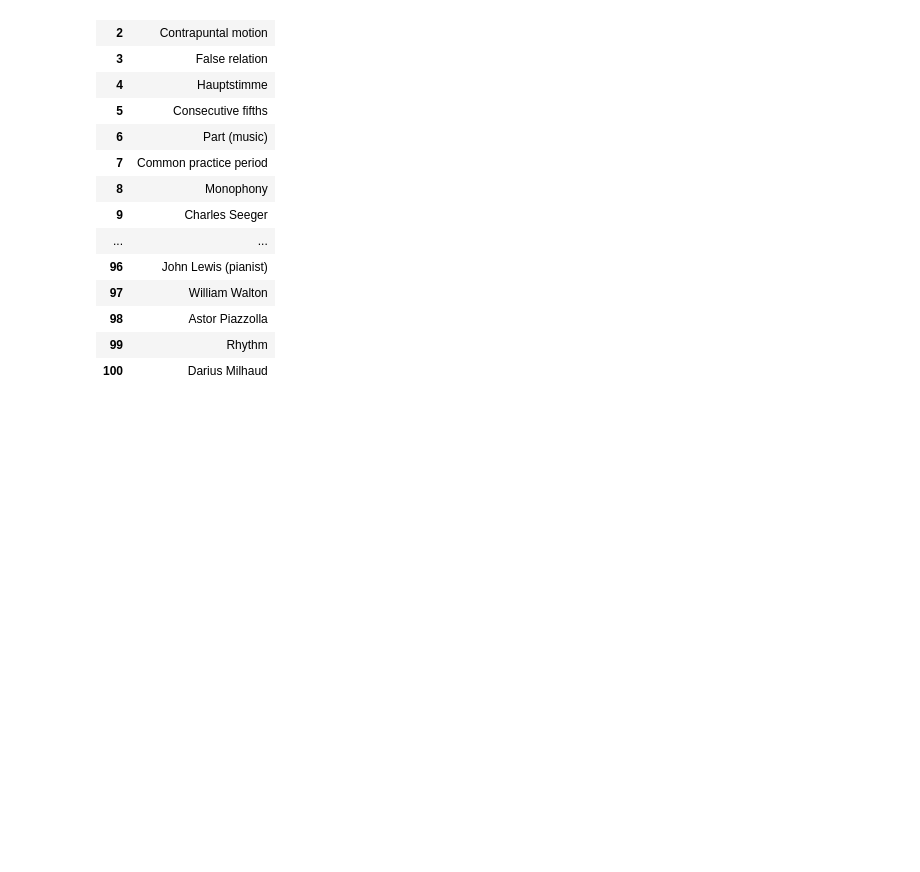
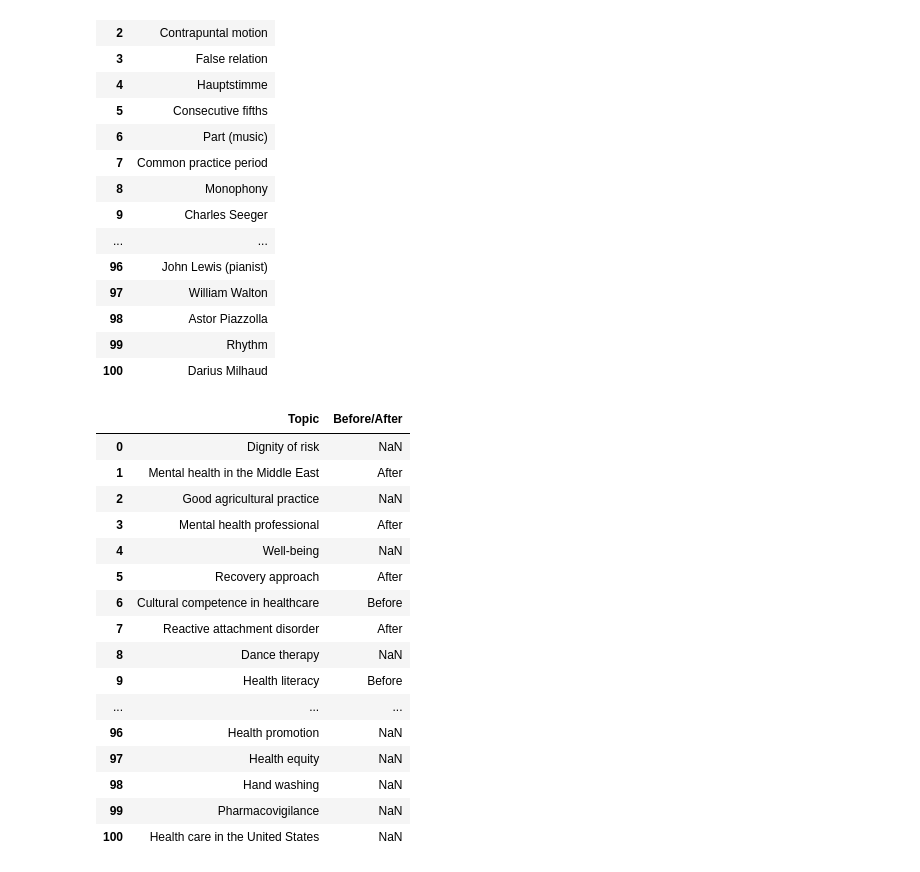
Before and after one commit to QED0711/wiki_learn, a Jupyter notebook: data-retrieval/data_labeling/create_unlabeled.ipynb, the cells around one changed output. Saved outputs shown, nothing was run; the diff lists cells and outputs as text; code cells hidden in the pictures; blank space fills up the shorter version.

Commit message:
added csv formatter for user submited labels

```diff
--- a/data-retrieval/data_labeling.ipynb
+++ b/data-retrieval/data_labeling/create_unlabeled.ipynb
@@ -87,2 +87,22 @@ scaled_df.to_csv(f'../data/user_labeled/{title.replace(" ", "_")}.csv', index=Fa
 # %%
 # pd.read_csv(f'../data/user_labeled/{title.replace(" ", "_")}.zip')
+# %%
+pd.read_csv("../data/user_labeled/labeled/Mental health.csv",skiprows=2)
+# %% [output]
+|  | Topic | Before/After |
+| 0 | Dignity of risk | NaN |
+| 1 | Mental health in the Middle East | After |
+| 2 | Good agricultural practice | NaN |
+| 3 | Mental health professional | After |
+| 4 | Well-being | NaN |
+| 5 | Recovery approach | After |
+| 6 | Cultural competence in healthcare | Before |
+| 7 | Reactive attachment disorder | After |
+| 8 | Dance therapy | NaN |
+| 9 | Health literacy | Before |
+| ... | ... | ... |
+| 96 | Health promotion | NaN |
+| 97 | Health equity | NaN |
+| 98 | Hand washing | NaN |
+| 99 | Pharmacovigilance | NaN |
+| 100 | Health care in the United States | NaN |
```
Also changed, not shown: parts of 1 cell of this notebook, 14 other files.
